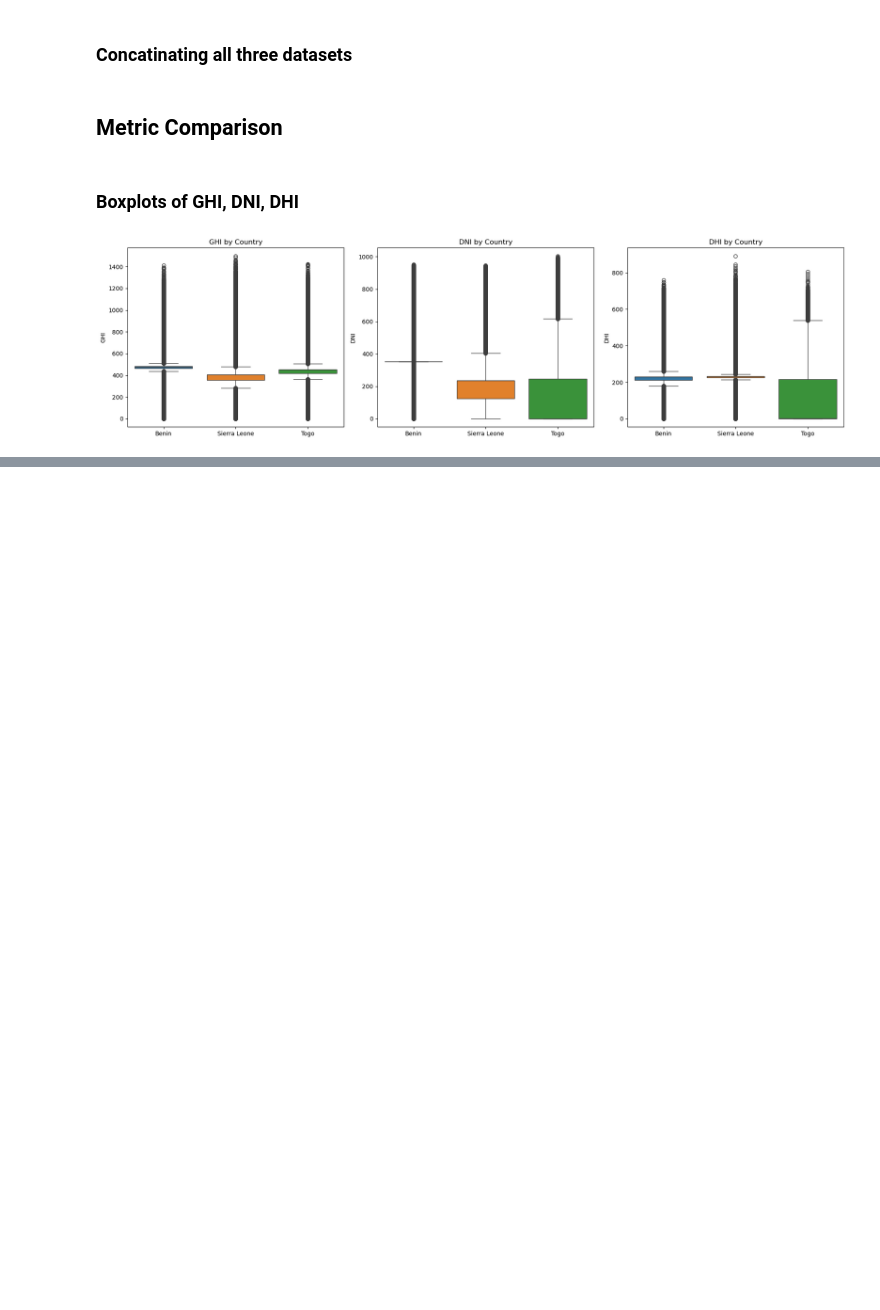
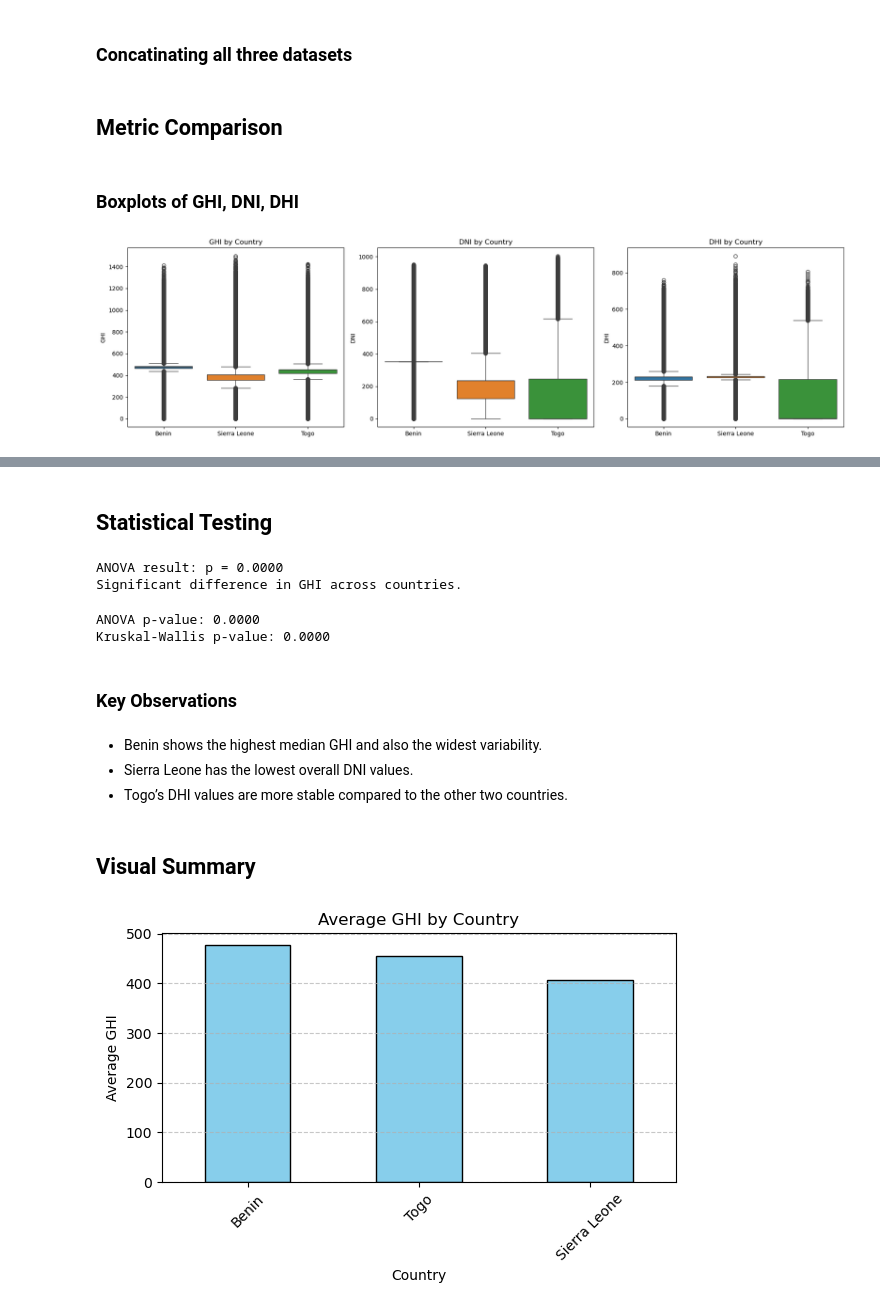
Before and after one commit to metasebiya/solar-challenge-week1, a Jupyter notebook: notebooks/compare_countries.ipynb, the cells around one changed output, grey strips where cells are left out. Cells and saved outputs as stored; diff of their text form; code cells hidden in the pictures; blank space fills up the shorter version.

Commit message:
chore: Done Satistical Testing, Key observations and visual summary

```diff
--- a/notebooks/compare_countries.ipynb
+++ b/notebooks/compare_countries.ipynb
@@ -65,0 +76,52 @@ plt.show()
+# %% [markdown]
+## Statistical Testing
+# %%
+ghi_groups = [df_benin['GHI'], df_sierraleone['GHI'], df_togo['GHI']]
+stat, p = f_oneway(*ghi_groups)
+print(f"ANOVA result: p = {p:.4f}")
+if p < 0.05:
+    print("Significant difference in GHI across countries.")
+else:
+   print("No significant difference in GHI across countries.")
+# %% [output]
+ANOVA result: p = 0.0000
+Significant difference in GHI across countries.
+# %%
+ghi_benin = df_all[df_all['Country'] == 'Benin']['GHI']
+ghi_sl = df_all[df_all['Country'] == 'Sierra Leone']['GHI']
+ghi_togo = df_all[df_all['Country'] == 'Togo']['GHI']
+
+# One-way ANOVA (parametric)
+anova_stat, anova_p = f_oneway(ghi_benin, ghi_sl, ghi_togo)
+
+# Kruskal-Wallis H-test (non-parametric)
+kw_stat, kw_p = kruskal(ghi_benin, ghi_sl, ghi_togo)
+
+# Print p-values
+print(f"ANOVA p-value: {anova_p:.4f}")
+print(f"Kruskal-Wallis p-value: {kw_p:.4f}")
+# %% [output]
+ANOVA p-value: 0.0000
+Kruskal-Wallis p-value: 0.0000
+# %% [markdown]
+### Key Observations
+# %% [markdown]
+- Benin shows the highest median GHI and also the widest variability.
+- Sierra Leone has the lowest overall DNI values.
+- Togo’s DHI values are more stable compared to the other two countries.
+# %% [markdown]
+## Visual Summary
+# %%
+avg_ghi = df_all.groupby('Country')['GHI'].mean().sort_values(ascending=False)
+# Plot bar chart
+plt.figure(figsize=(6, 4))
+avg_ghi.plot(kind='bar', color='skyblue', edgecolor='black')
+plt.title('Average GHI by Country')
+plt.ylabel('Average GHI')
+plt.xlabel('Country')
+plt.xticks(rotation=45)
+plt.tight_layout()
+plt.grid(axis='y', linestyle='--', alpha=0.7)
+plt.show()
+# %% [output]
+[figure, added]
```
Also changed, not shown: parts of 3 cells of this notebook.
